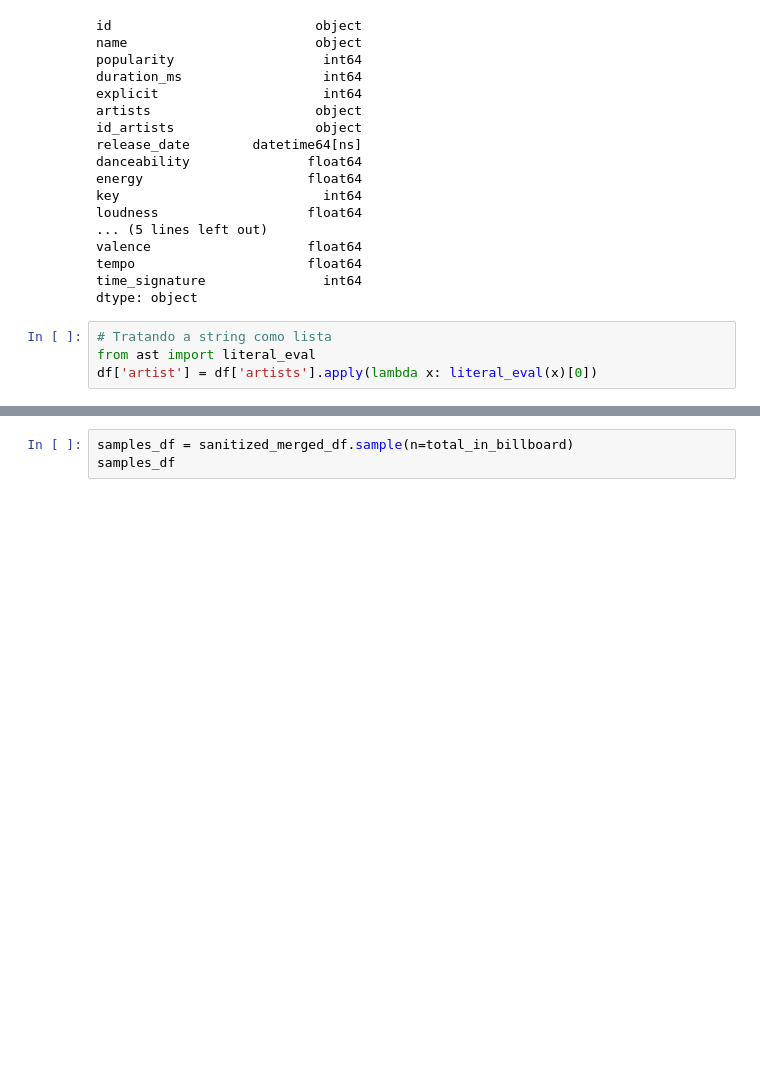
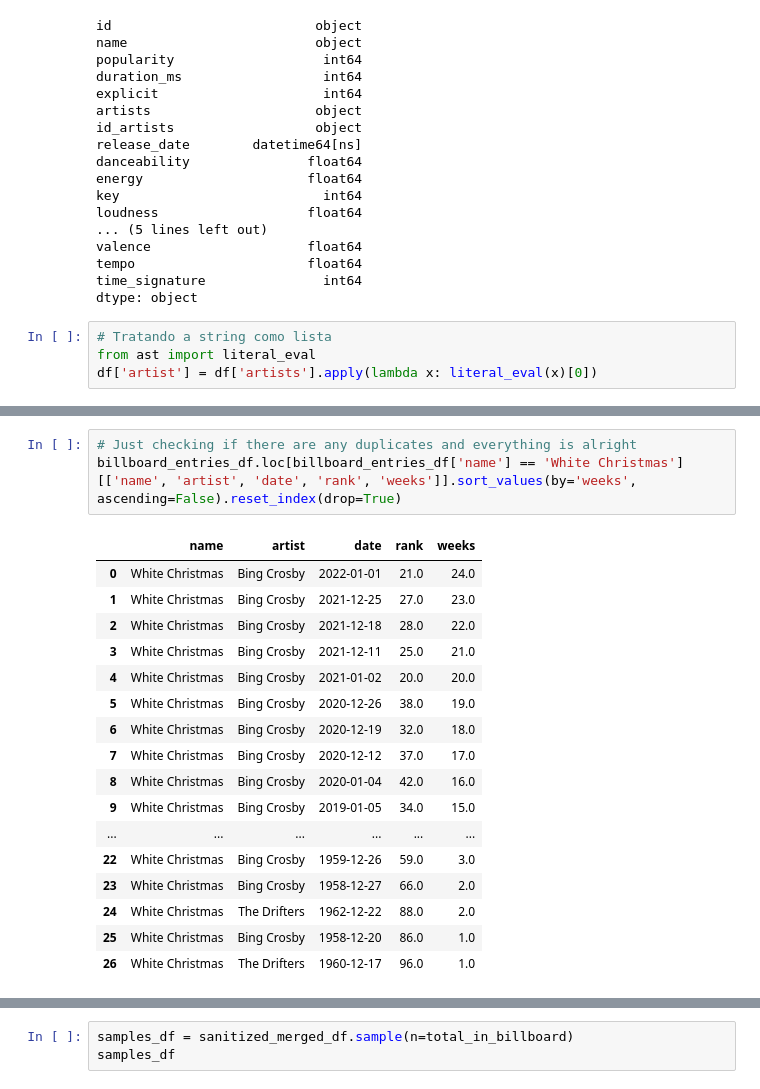
Before and after one commit to xRiku/gp-ufes, a Jupyter notebook: billboard_x_spotify.ipynb, the cells around one changed output, grey strips where cells are left out. Cells and saved outputs as stored; diff of their text form; blank space fills up the shorter version.

```diff
--- a/billboard_x_spotify.ipynb
+++ b/billboard_x_spotify.ipynb
@@ -149,0 +188,21 @@ billboard_entries_df
+# %%
+# Just checking if there are any duplicates and everything is alright
+billboard_entries_df.loc[billboard_entries_df['name'] == 'White Christmas'][['name', 'artist', 'date', 'rank', 'weeks']].sort_values(by='weeks', ascending=False).reset_index(drop=True)
+# %% [output]
+|  | name | artist | date | rank | weeks |
+| 0 | White Christmas | Bing Crosby | 2022-01-01 | 21.0 | 24.0 |
+| 1 | White Christmas | Bing Crosby | 2021-12-25 | 27.0 | 23.0 |
+| 2 | White Christmas | Bing Crosby | 2021-12-18 | 28.0 | 22.0 |
+| 3 | White Christmas | Bing Crosby | 2021-12-11 | 25.0 | 21.0 |
+| 4 | White Christmas | Bing Crosby | 2021-01-02 | 20.0 | 20.0 |
+| 5 | White Christmas | Bing Crosby | 2020-12-26 | 38.0 | 19.0 |
+| 6 | White Christmas | Bing Crosby | 2020-12-19 | 32.0 | 18.0 |
+| 7 | White Christmas | Bing Crosby | 2020-12-12 | 37.0 | 17.0 |
+| 8 | White Christmas | Bing Crosby | 2020-01-04 | 42.0 | 16.0 |
+| 9 | White Christmas | Bing Crosby | 2019-01-05 | 34.0 | 15.0 |
+| ... | ... | ... | ... | ... | ... |
+| 22 | White Christmas | Bing Crosby | 1959-12-26 | 59.0 | 3.0 |
+| 23 | White Christmas | Bing Crosby | 1958-12-27 | 66.0 | 2.0 |
+| 24 | White Christmas | The Drifters | 1962-12-22 | 88.0 | 2.0 |
+| 25 | White Christmas | Bing Crosby | 1958-12-20 | 86.0 | 1.0 |
+| 26 | White Christmas | The Drifters | 1960-12-17 | 96.0 | 1.0 |
```
Also changed, not shown: parts of 18 cells of this notebook, 1 other file.
